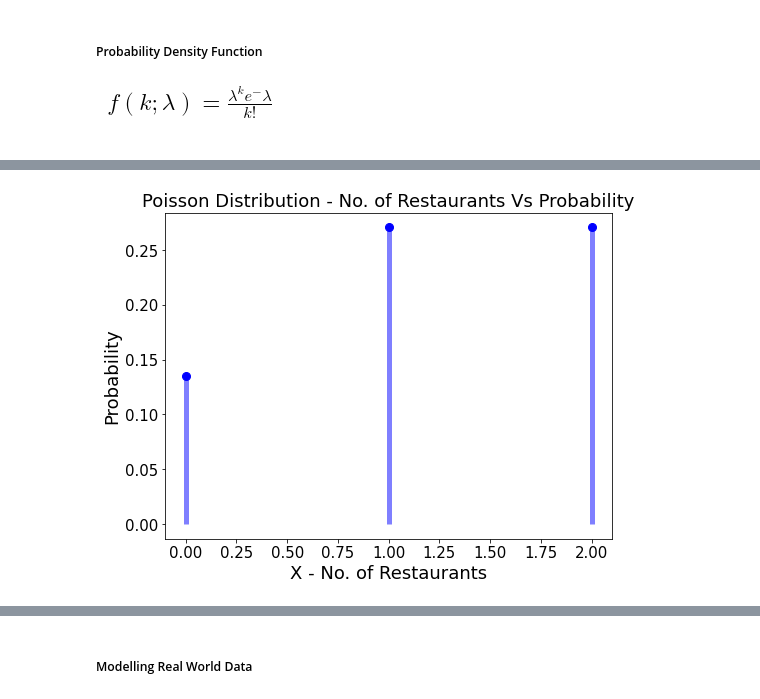
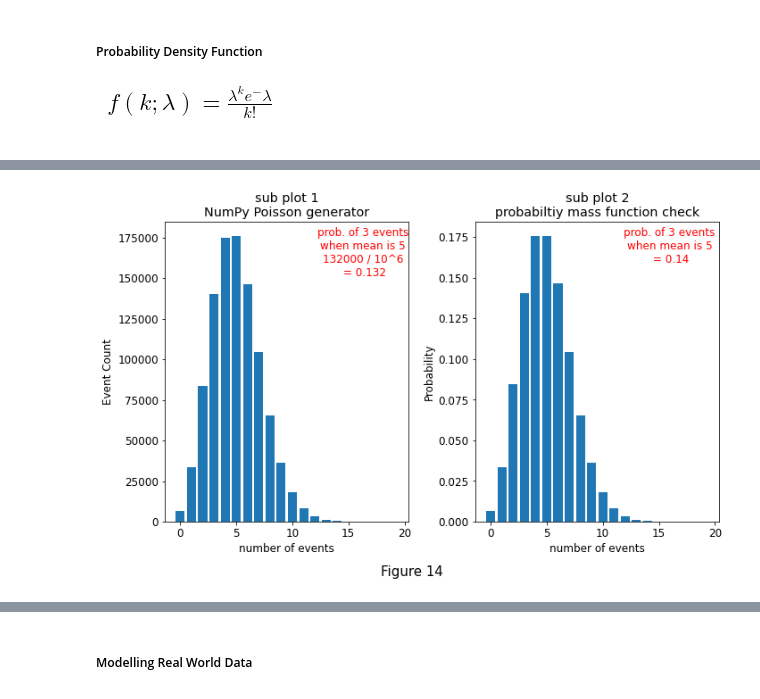
Before and after one commit to CiaranMoran27/playing_with_jupyter, a Jupyter notebook: numpy-random.ipynb, the cells around one changed output, grey strips where cells are left out. Drawn from its saved outputs; the diff is of its cells as text; code cells hidden in the pictures.

```diff
--- a/numpy-random.ipynb
+++ b/numpy-random.ipynb
@@ -889,44 +896,51 @@ plt.tight_layout();
-# %%
-#Fig, ax = plt.subplots(figsize = (10, 6))
-#ax.hist(array, bins = 50, histtype = 'step', linewidth = 2.0, density = False)
-#sns.kdeplot(x=array)
-#plt.figtext(0.5, -0.05, 'Figure 11', wrap = True, horizontalalignment = 'center', fontsize = 15)
-
-'''
-ax.title.set_text('poisson distribution')
-ax.set_xlabel('k (consecutive successes)')
-ax.set_ylabel('frequency')
-plt.legend()
-plt.tight_layout()
-'''
-#plt.hist(array)
 # %% [markdown]
 ##### Probability Density Function
 <h2>&nbsp;  $f(k;λ)=\frac{λ^ke^-λ}{k!}$ <h2>
 # %%
-# make this your own
+# generate poisson array using numPy
+# expected num events in fixeed time interval = 5
+array = rng.poisson(lam = (5), size = (1000000, 1))
+num_events_numpy, event_count = np.unique(array, return_counts = True)
+
+# implement probability mass function to describe probability
+# of obtaining k successes during given time interval
 from scipy.stats import poisson
-# ref https://vitalflux.com/poisson-distribution-explained-with-python-examples/
+
+mu = 5       # mean numb successes that occur during a specific interval
+
+num_events_scipy = {'number of events': list(range(0, len(num_events_numpy)))}    # make dict for event number range
+p_check_table = pd.DataFrame(num_events_scipy)                                    # generate table from dict
+prob = lambda x:poisson.pmf(x, mu)                                                # define lamda function to apply pmf
+p_check_table['prob'] = p_check_table['number of events'].apply(prob)             # apply pmf to numb event column
 
 
-# Random variable representing number of restaurants
-# Mean number of occurences of restaurants in 10 KM is 2
+plt.rcParams.update({'font.size': 12})
+fig, (ax1, ax2) = plt.subplots(1, 2, figsize = (10, 6))
+plt.figtext(0.5, -0.025, 'Figure 14', wrap = True, horizontalalignment = 'center', fontsize = 15);
 
-#X = [ 1, 2, 3, 4, 5, 6 ,7 ,8 ,9 ]
-X = [0, 1, 2]
-lmbda = 2
+ax1.bar(num_events_numpy, event_count)
+ax2.bar(p_check_table['number of events'], p_check_table['prob'])
+ax1.set_title('sub plot 1\nNumPy Poisson generator')
+ax1.set_xlabel('number of events')
+ax1.set_ylabel('Event Count')
+ax2.set_title('sub plot 2\nprobabiltiy mass function check')
+ax2.set_xlabel('number of events')
+ax2.set_ylabel('Probability')
+plt.tight_layout();
 
-#
-# Probability values
-#
-poisson_pd = poisson.pmf(X, lmbda)
-#
-# Plot the probability distribution
-#
-fig, ax = plt.subplots(1, 1, figsize=(8, 6))
-ax.plot(X, poisson_pd, 'bo', ms=8, label='poisson pmf')
-plt.ylabel("Probability", fontsize="18")
-plt.xlabel("X - No. of Restaurants", fontsize="18")
-plt.title("Poisson Distribution - No. of Restaurants Vs Probability", fontsize="18")
-ax.vlines(X, 0, poisson_pd, colors='b', lw=5, alpha=0.5)
+
+prob_check_subplot1 = 'prob. of 3 events\nwhen mean is 5\n132000 / 10^6\n = {}'.format(132000 / 1000000)
+prob_check_subplot2 = 'prob. of 3 events\nwhen mean is 5\n = {}'.format(round(poisson.pmf(3, 5), 3))
+ax1.text(0.375, 0.975, prob_check_subplot1, ha='center', va='center', transform=ax.transAxes, color = 'red')
+ax2.text(0.99, 1, prob_check_subplot2, ha='center', va='center', transform=ax.transAxes, color = 'red')
+
+
+# description for plot
+string_spacer = [' ' * 11 for i in range(12)]
+print('\n{}Subplot 1 used numPys poisson function to model the expected number of events\n\
+{}applied occuring in a fixed time period (with the mean of distrubtion at 5).\n\
+{}Subplot 2 uses probability mass function to obtain the probability of n events \n\
+{}occuring in a fixed time period when the mean events occuring is also 5. The \n\
+{}probabilites shown in sub plot 2 align with results obtained in subplot 1, see \n\
+{}calc. in red for probability of 3 successes\n'.format(*string_spacer))
 # %% [output]
@@ -934 +953 @@ ax.vlines(X, 0, poisson_pd, colors='b', lw=5, alpha=0.5)
-[figure, old version]
+[figure, new version]
```
Also changed, not shown: parts of 19 cells of this notebook.
